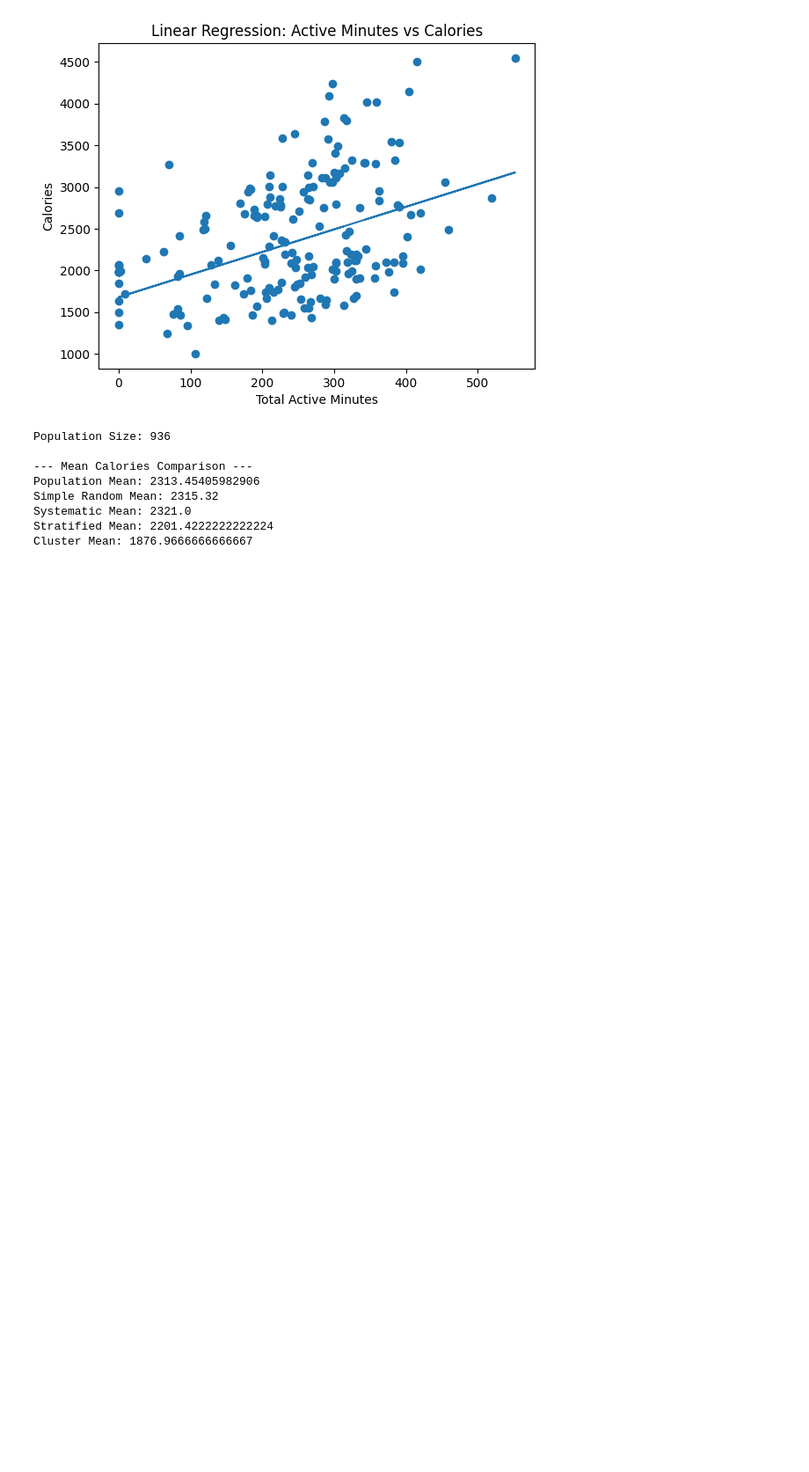
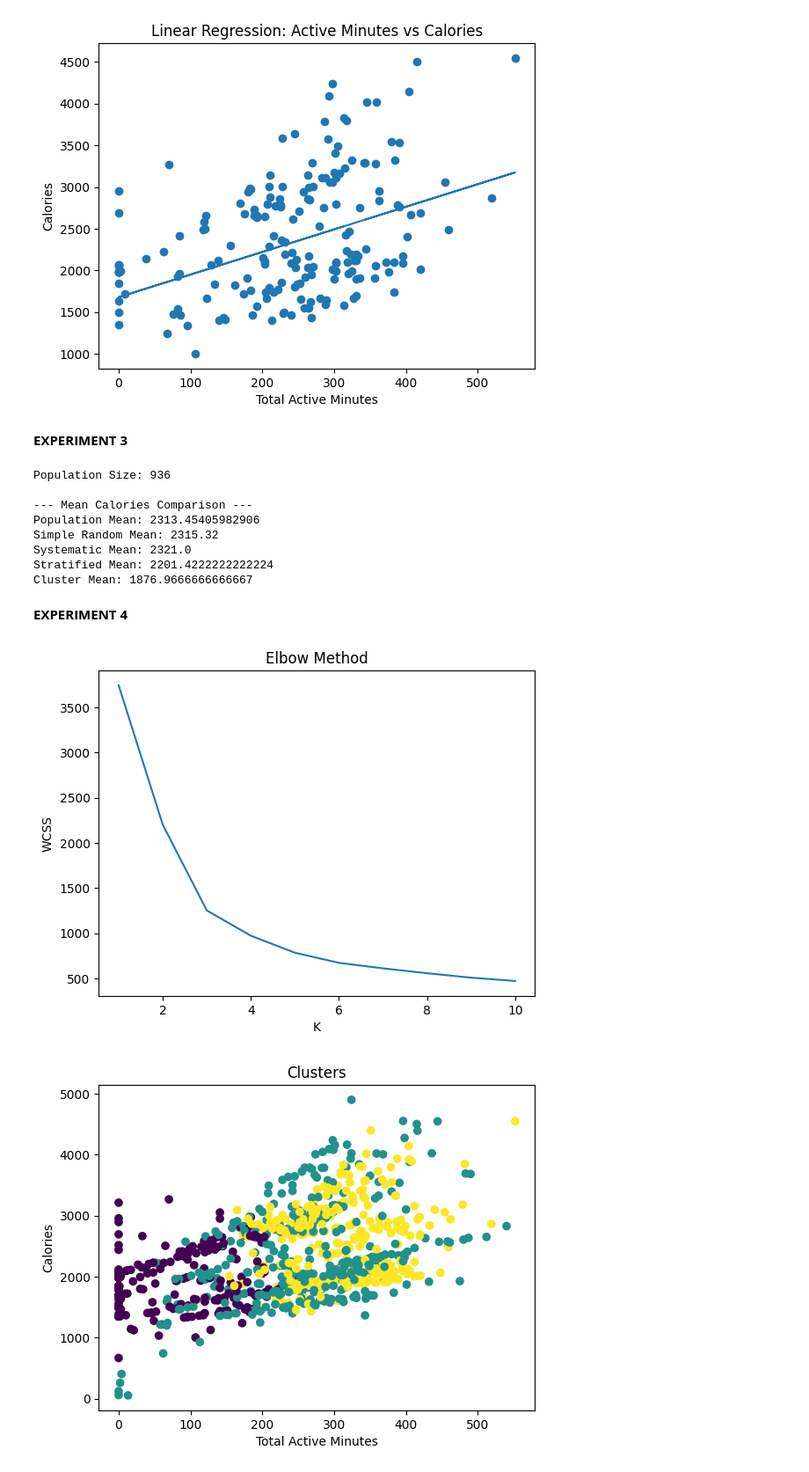
Before and after one commit to le-Affan/data-analytics-mini-project, a Jupyter notebook: src/main.ipynb, the cells around one changed output. Shown at 88% size. Drawn from its saved outputs; the diff is of its cells as text; code cells hidden in the pictures; blank space fills up the shorter version.

Commit message:
experiment 4 added

```diff
--- a/src/main.ipynb
+++ b/src/main.ipynb
@@ -175,6 +179,8 @@ Slope: 2.710262706508285
 R² Score: 0.14864128944936228
 MSE: 430068.97851552843
 [figure]
+# %% [markdown]
+**EXPERIMENT 3**
 # %%
 import numpy as np
 
@@ -225,3 +231,43 @@ Simple Random Mean: 2315.32
 Systematic Mean: 2321.0
 Stratified Mean: 2201.4222222222224
 Cluster Mean: 1876.9666666666667
+# %% [markdown]
+**EXPERIMENT 4**
+# %%
+from sklearn.preprocessing import StandardScaler
+from sklearn.cluster import KMeans
+import matplotlib.pyplot as plt
+
+# features
+X = df[['TotalSteps', 'TotalActiveMinutes', 'SedentaryMinutes', 'SleepMinutes']]
+
+# scale
+scaler = StandardScaler()
+X_scaled = scaler.fit_transform(X)
+
+# elbow method
+wcss = []
+for k in range(1, 11):
+    kmeans = KMeans(n_clusters=k, random_state=42)
+    kmeans.fit(X_scaled)
+    wcss.append(kmeans.inertia_)
+
+plt.plot(range(1, 11), wcss)
+plt.xlabel("K")
+plt.ylabel("WCSS")
+plt.title("Elbow Method")
+plt.show()
+
+# final model (use K=3)
+kmeans = KMeans(n_clusters=3, random_state=42)
+df['Cluster'] = kmeans.fit_predict(X_scaled)
+
+# visualize (2D)
+plt.scatter(df['TotalActiveMinutes'], df['Calories'], c=df['Cluster'])
+plt.xlabel("Total Active Minutes")
+plt.ylabel("Calories")
+plt.title("Clusters")
+plt.show()
+# %% [output]
+[figure, added]
+[figure, added]
```
Also changed, not shown: parts of 2 cells of this notebook.
